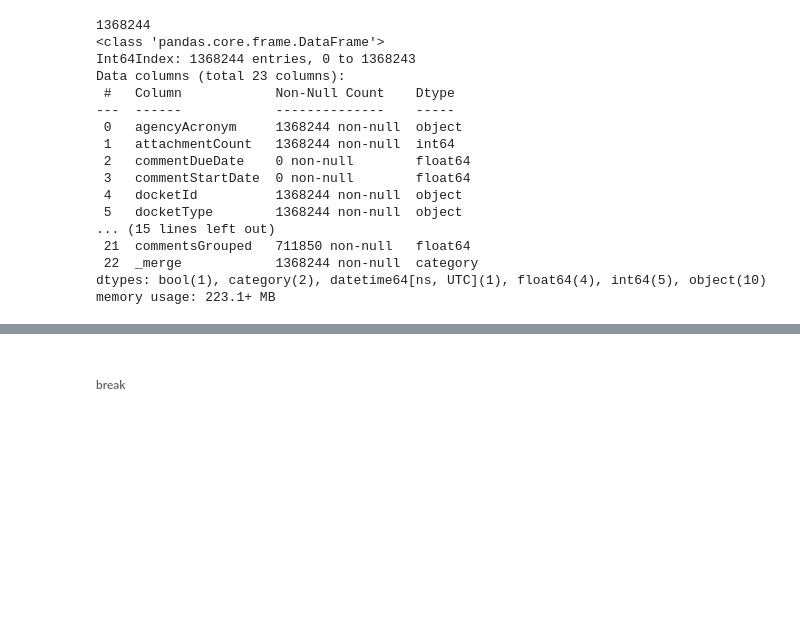
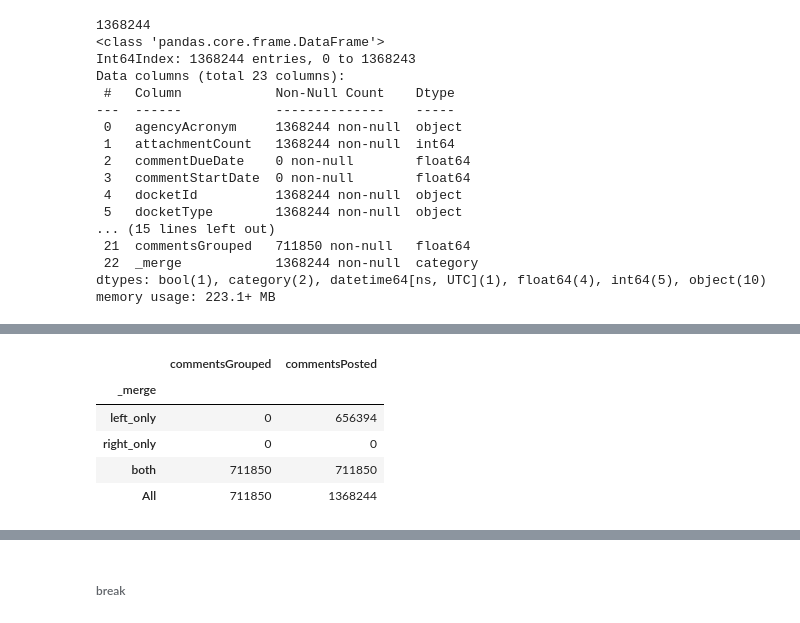
Before and after one commit to mfebrizio/public-commenting-COVID-19, a Jupyter notebook: Analyze Comments/Public Commenting and COVID-19 - Analysis.ipynb, the cells around one changed output, grey strips where cells are left out. Cells and saved outputs as stored; diff of their text form; code cells hidden in the pictures; blank space fills up the shorter version.

```diff
--- a/Analyze Comments/Public Commenting and COVID-19 - Analysis.ipynb
+++ b/Analyze Comments/Public Commenting and COVID-19 - Analysis.ipynb
@@ -683,0 +699,11 @@ memory usage: 223.1+ MB
+# %%
+pd.pivot_table(df2020Grouped, values=['commentsGrouped','commentsPosted'],
+               index=['_merge'],
+               aggfunc='count', dropna=False, fill_value=0, margins=True)
+# %% [output]
+|  | commentsGrouped | commentsPosted |
+| _merge |  |  |
+| left_only | 0 | 656394 |
+| right_only | 0 | 0 |
+| both | 711850 | 711850 |
+| All | 711850 | 1368244 |
```
Also changed, not shown: parts of 17 cells of this notebook.
